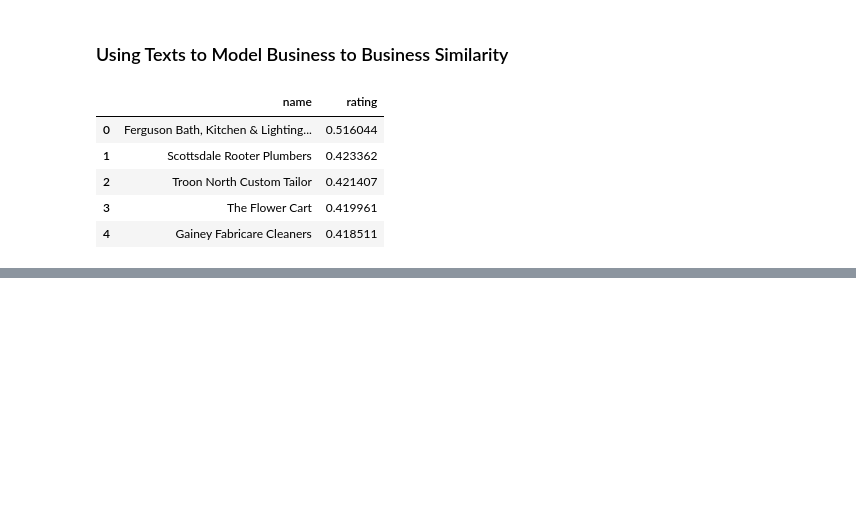
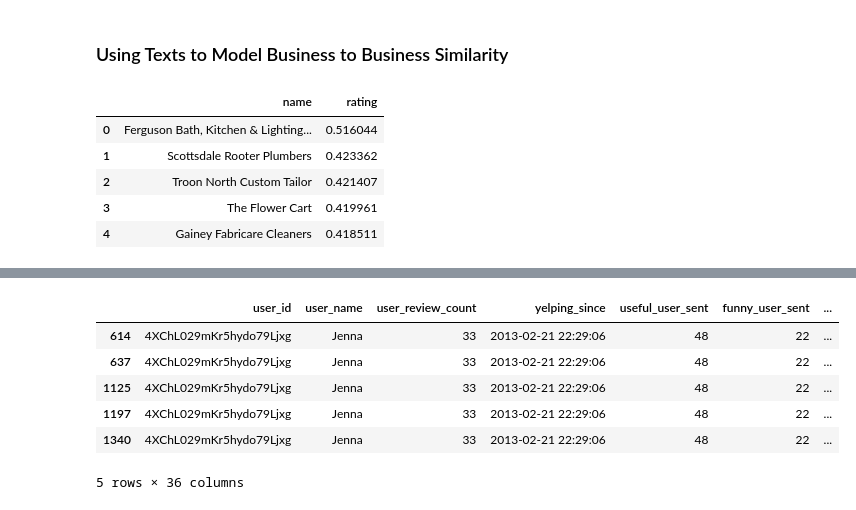
Before and after one commit to yuchild/yelp_cap3_jupyter, a Jupyter notebook: yelp_users_help_from_yelp.ipynb, the cells around one changed output, grey strips where cells are left out. Drawn from its saved outputs; the diff is of its cells as text; code cells hidden in the pictures; blank space fills up the shorter version.

```diff
--- a/yelp_users_help_from_yelp.ipynb
+++ b/yelp_users_help_from_yelp.ipynb
@@ -678,0 +690,2 @@ con_bas_biz_rec(df = user_rev_biz, n = 5)
+# %%
+urbs_cond = user_rev_biz_scott.drop_duplicates(subset = 'business_id')
@@ -678,0 +698,10 @@ con_bas_biz_rec(df = user_rev_biz, n = 5)
+# %%
+urbs_cond.head()
+# %% [output]
+|  | user_id | user_name | user_review_count | yelping_since | useful_user_sent | funny_user_sent | ... |
+| 614 | 4XChL029mKr5hydo79Ljxg | Jenna | 33 | 2013-02-21 22:29:06 | 48 | 22 | ... |
+| 637 | 4XChL029mKr5hydo79Ljxg | Jenna | 33 | 2013-02-21 22:29:06 | 48 | 22 | ... |
+| 1125 | 4XChL029mKr5hydo79Ljxg | Jenna | 33 | 2013-02-21 22:29:06 | 48 | 22 | ... |
+| 1197 | 4XChL029mKr5hydo79Ljxg | Jenna | 33 | 2013-02-21 22:29:06 | 48 | 22 | ... |
+| 1340 | 4XChL029mKr5hydo79Ljxg | Jenna | 33 | 2013-02-21 22:29:06 | 48 | 22 | ... |
+5 rows × 36 columns
```
Also changed, not shown: parts of 4 cells of this notebook, 9 other files.
